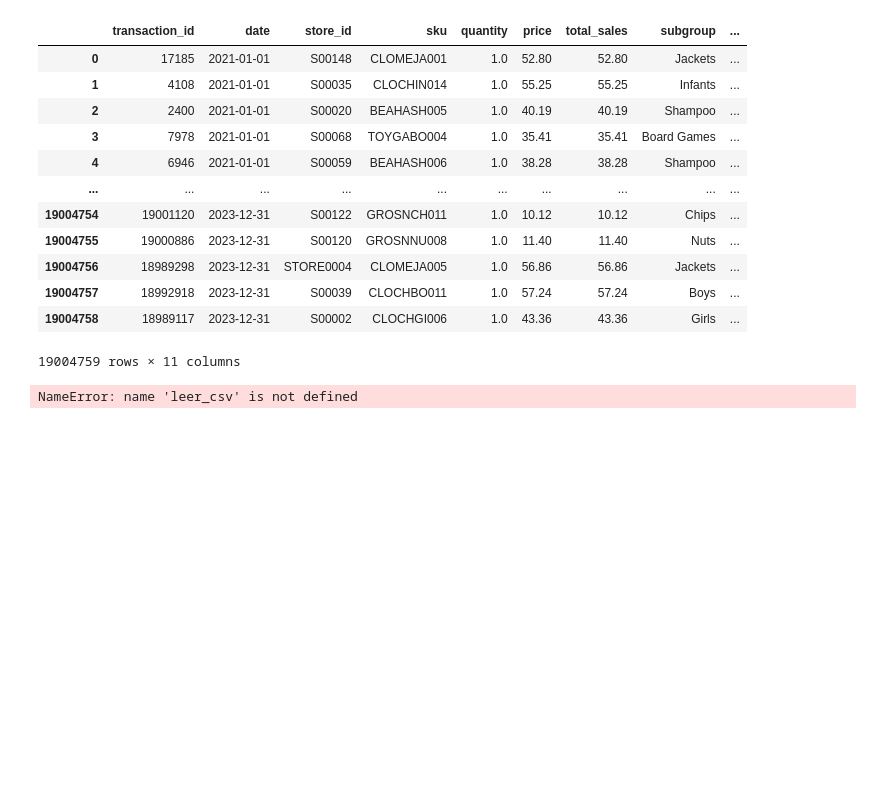
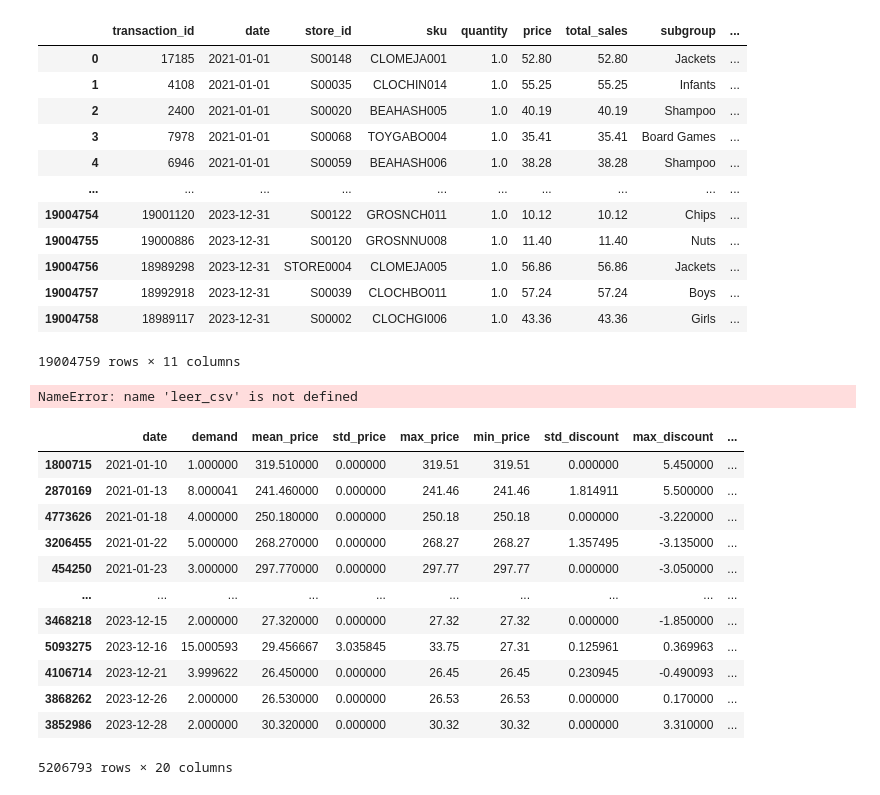
Before and after one commit to Emiliano-Torres/proyecto_eci, a Jupyter notebook: Modelo_prediccion.ipynb, the cells around one changed output. Drawn from its saved outputs; the diff is of its cells as text; code cells hidden in the pictures; blank space fills up the shorter version.

```diff
--- a/Modelo_prediccion.ipynb
+++ b/Modelo_prediccion.ipynb
@@ -460,3 +460,19 @@ NameError: name 'leer_csv' is not defined
 # %%
 from DataLoader import importar_ventas
 ventas=importar_ventas()
+# %%
+ventas
+# %% [output]
+|  | date | demand | mean_price | std_price | max_price | min_price | std_discount | max_discount | ... |
+| 1800715 | 2021-01-10 | 1.000000 | 319.510000 | 0.000000 | 319.51 | 319.51 | 0.000000 | 5.450000 | ... |
+| 2870169 | 2021-01-13 | 8.000041 | 241.460000 | 0.000000 | 241.46 | 241.46 | 1.814911 | 5.500000 | ... |
+| 4773626 | 2021-01-18 | 4.000000 | 250.180000 | 0.000000 | 250.18 | 250.18 | 0.000000 | -3.220000 | ... |
+| 3206455 | 2021-01-22 | 5.000000 | 268.270000 | 0.000000 | 268.27 | 268.27 | 1.357495 | -3.135000 | ... |
+| 454250 | 2021-01-23 | 3.000000 | 297.770000 | 0.000000 | 297.77 | 297.77 | 0.000000 | -3.050000 | ... |
+| ... | ... | ... | ... | ... | ... | ... | ... | ... | ... |
+| 3468218 | 2023-12-15 | 2.000000 | 27.320000 | 0.000000 | 27.32 | 27.32 | 0.000000 | -1.850000 | ... |
+| 5093275 | 2023-12-16 | 15.000593 | 29.456667 | 3.035845 | 33.75 | 27.31 | 0.125961 | 0.369963 | ... |
+| 4106714 | 2023-12-21 | 3.999622 | 26.450000 | 0.000000 | 26.45 | 26.45 | 0.230945 | -0.490093 | ... |
+| 3868262 | 2023-12-26 | 2.000000 | 26.530000 | 0.000000 | 26.53 | 26.53 | 0.000000 | 0.170000 | ... |
+| 3852986 | 2023-12-28 | 2.000000 | 30.320000 | 0.000000 | 30.32 | 30.32 | 0.000000 | 3.310000 | ... |
+5206793 rows × 20 columns
```
